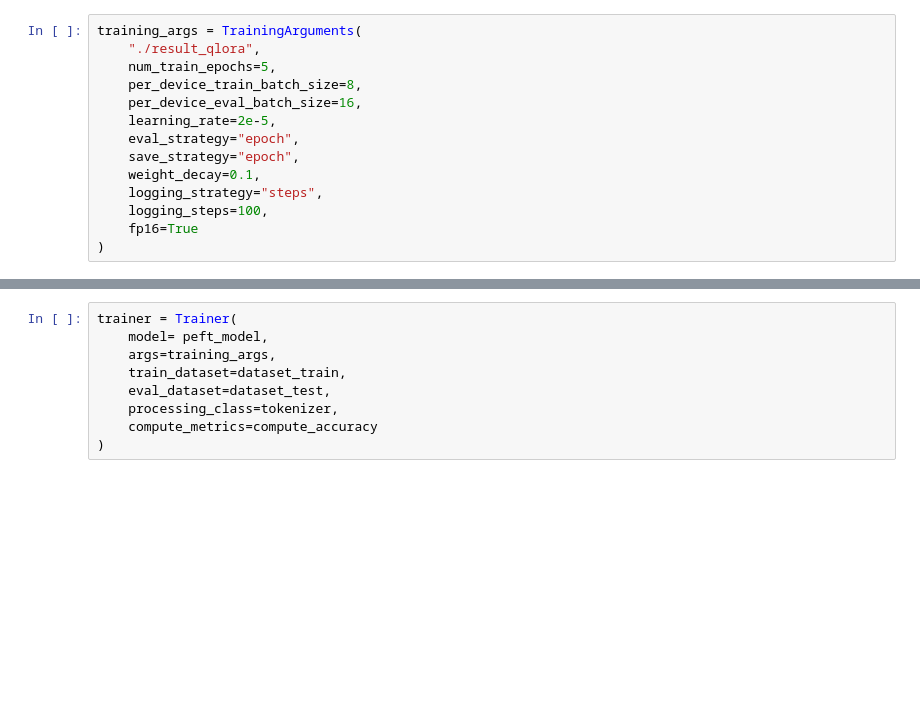
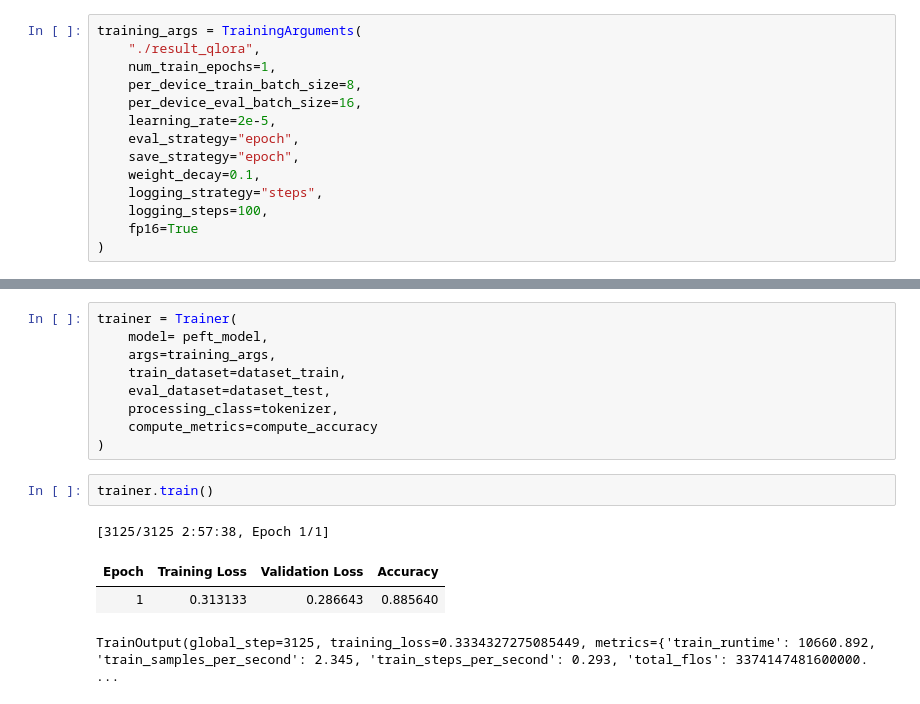
Before and after one commit to VishSeran/fine-tune-classification-model-with-adapters, a Jupyter notebook: fine-tune-wth-QLORA/QLORA-classification-pretrained-model.ipynb, the cells around one changed output, grey strips where cells are left out. Drawn from its saved outputs; the diff is of its cells as text; blank space fills up the shorter version.

Commit message:
model training updated

```diff
--- a/fine-tune-wth-QLORA/QLORA-classification-pretrained-model.ipynb
+++ b/fine-tune-wth-QLORA/QLORA-classification-pretrained-model.ipynb
@@ -219,7 +219,7 @@ trainable params: 813,314 || all params: 67,768,324 || trainable%: 1.2001
 # %%
 training_args = TrainingArguments(
     "./result_qlora",
-    num_train_epochs=5,
+    num_train_epochs=1,
     per_device_train_batch_size=8,
     per_device_eval_batch_size=16,
     learning_rate=2e-5,
@@ -250,3 +250,10 @@ trainer = Trainer(
     processing_class=tokenizer,
     compute_metrics=compute_accuracy
 )
+# %%
+trainer.train()
+# %% [output]
+[3125/3125 2:57:38, Epoch 1/1]
+| Epoch | Training Loss | Validation Loss | Accuracy |
+| 1 | 0.313133 | 0.286643 | 0.885640 |
+TrainOutput(global_step=3125, training_loss=0.3334327275085449, metrics={'train_runtime': 10660.892, 'train_samples_per_second': 2.345, 'train_steps_per_second': 0.293, 'total_flos': 3374147481600000. ...
```
Also changed, not shown: 8 other files.
